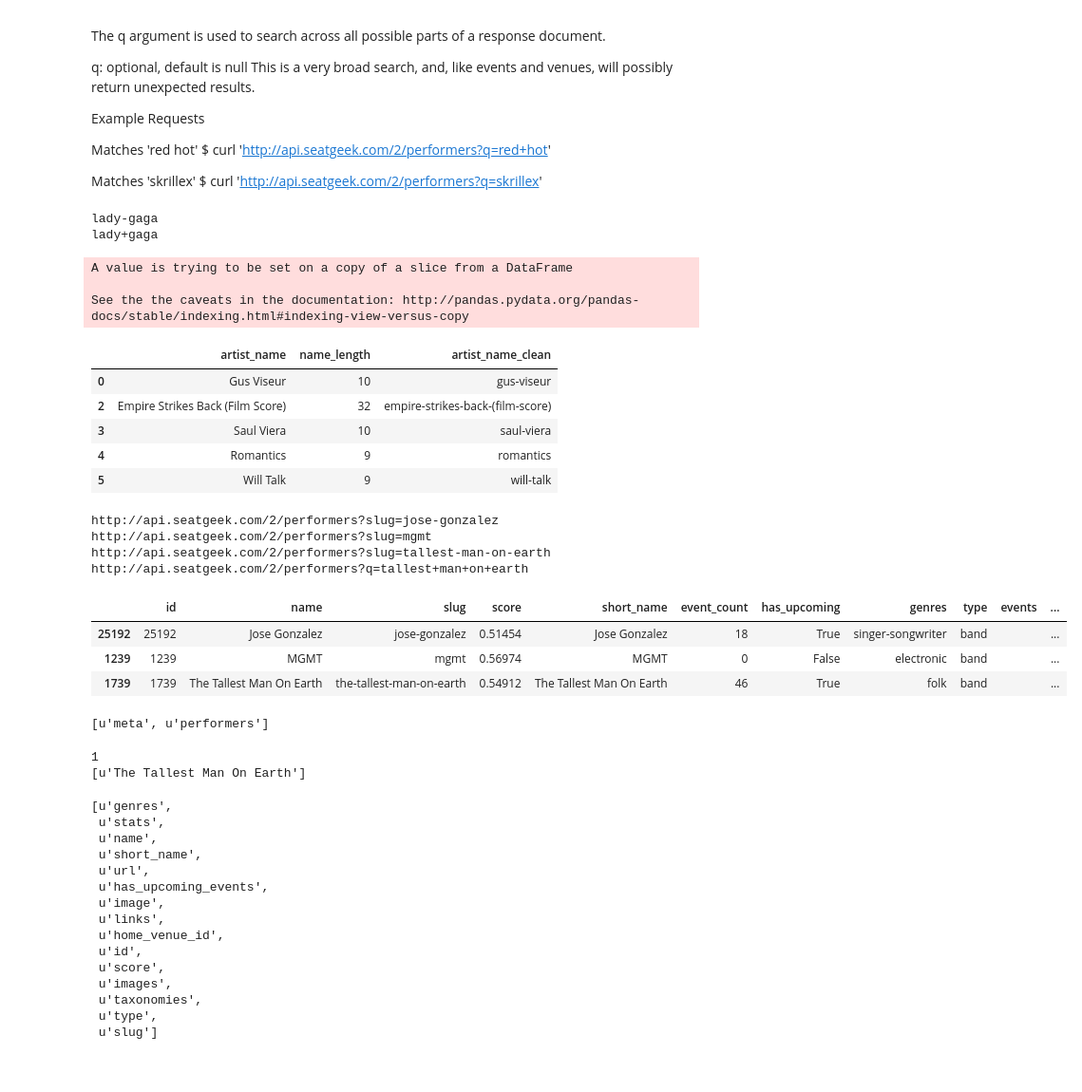
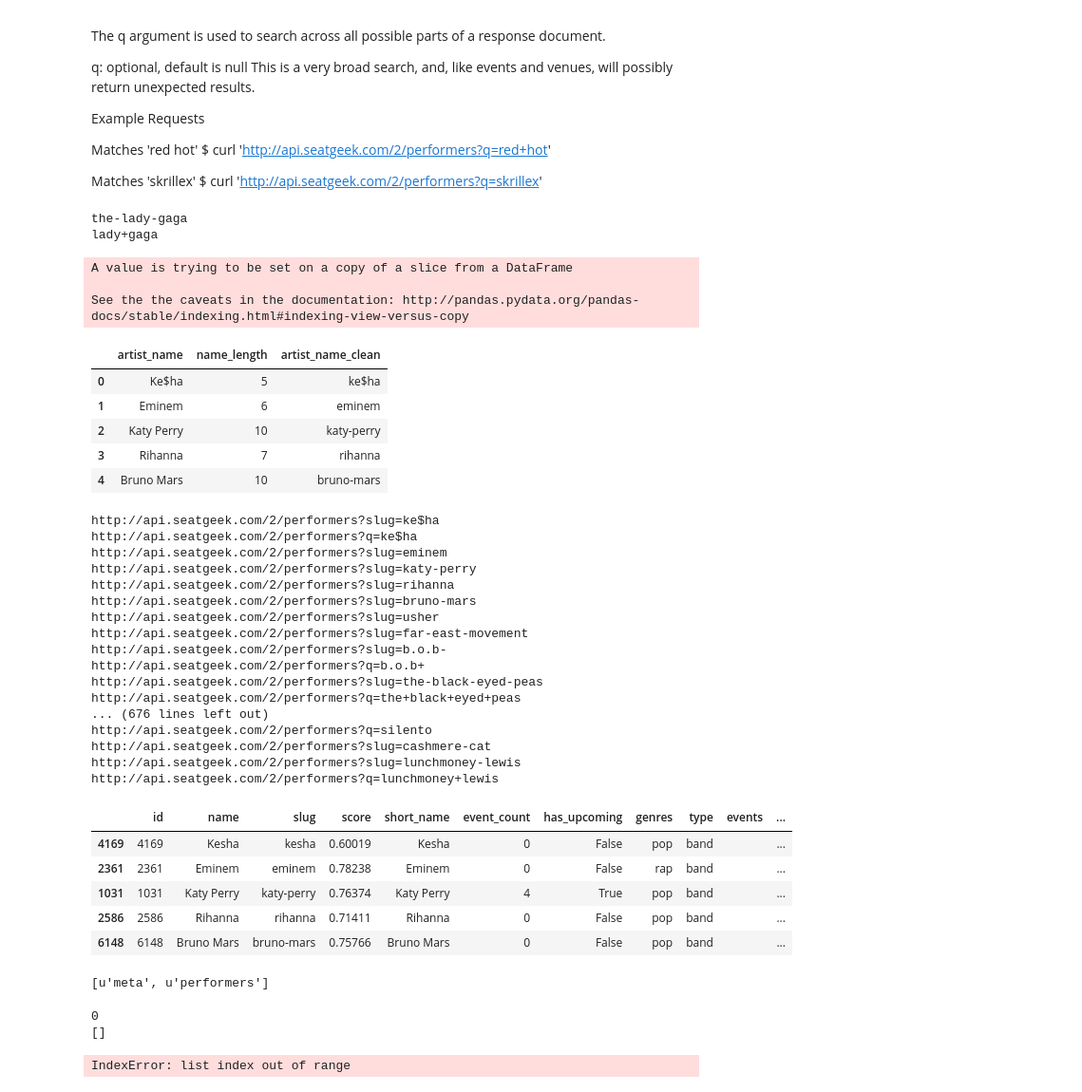
Before and after one commit to trxw/CDIPS_PandoraTeam, a Jupyter notebook: seatgeek/seatgeek_scraper.ipynb, the cells around one changed output. Shown at 95% size. Drawn from its saved outputs; the diff is of its cells as text; code cells hidden in the pictures.

```diff
--- a/seatgeek/seatgeek_scraper.ipynb
+++ b/seatgeek/seatgeek_scraper.ipynb
@@ -65,8 +65,11 @@ def cleanName(name):
     Use regular expressions to change an artist name string into
     a valid seatgeek slug.
     """
+    s = name
+    if ', The' in s:
+        s = 'The ' + s[:-5]
     r = re.compile(r"\s+")
-    s = r.sub("-", name) # "a\nb\nc
+    s = r.sub("-", s) # "a\nb\nc
     return s.lower()
 
 def searchName(name):
@@ -79,14 +82,15 @@ def searchName(name):
     return s.lower()
 
 # test
-print cleanName('Lady Gaga')
+print cleanName('Lady Gaga, The')
 print searchName('Lady Gaga')
 # %% [output]
-lady-gaga
+the-lady-gaga
 lady+gaga
 # %%
-ArtistList = DataFrame.from_csv('../mode/mode-report-run-707064319e01.csv',
-                                sep='\t',index_col=False)
+#ArtistList = DataFrame.from_csv('../mode/mode-report-run-707064319e01.csv',
+#                                sep='\t',index_col=False)
+ArtistList = pd.DataFrame.from_csv('../billboard/billboard_artist_names_2010_15.csv')
 DailyStats = pd.DataFrame()
 ArtistList['name_length'] = 0
 for i in range(len(ArtistList)):
@@ -99,18 +103,18 @@ A value is trying to be set on a copy of a slice from a DataFrame
 
 See the the caveats in the documentation: http://pandas.pydata.org/pandas-docs/stable/indexing.html#indexing-view-versus-copy
 |  | artist_name | name_length | artist_name_clean |
-| 0 | Gus Viseur | 10 | gus-viseur |
-| 2 | Empire Strikes Back (Film Score) | 32 | empire-strikes-back-(film-score) |
-| 3 | Saul Viera | 10 | saul-viera |
-| 4 | Romantics | 9 | romantics |
-| 5 | Will Talk | 9 | will-talk |
+| 0 | Ke$ha | 5 | ke$ha |
+| 1 | Eminem | 6 | eminem |
+| 2 | Katy Perry | 10 | katy-perry |
+| 3 | Rihanna | 7 | rihanna |
+| 4 | Bruno Mars | 10 | bruno-mars |
 # %%
 # create performer table
 #pfs = pd.DataFrame(columns=pcols)
 pfs = pd.DataFrame()
 
-#artists = ArtistList.artist_name
-artists = ['Jose Gonzalez','MGMT','Tallest Man on Earth']
+artists = ArtistList.artist_name
+#artists = ['Jose Gonzalez','MGMT','Tallest Man on Earth']
 
 for a in artists:
 
@@ -147,41 +151,56 @@ for a in artists:
             search_term = q
 
             url += search_term
             print url
 
             #response = request.urlopen(url)
             response = urlopen(url)
             json_obj = load(reader(response))
         except:
             pass
 
     pcols = ['id','name','slug','score','short_name','event_count',
              'has_upcoming','genres','type','events','url']
 
     performers = json_obj['performers']
     for performer in performers:
 
         try:
             genres = ','.join([g['name'] for g in performer['genres']])
         except:
             genres = ''
         df = pd.DataFrame([[int(performer['id']),performer['name'],
             performer['slug'], performer['score'],
             performer['short_name'],performer['stats']['event_count'],
             performer['has_upcoming_events'],genres,performer['type'],'',
             performer['url'] ]],columns=pcols,index=[int(performer['id'])])
         pfs = pfs.append(df)
 
-pfs
+pfs.head()
 # %% [output]
-http://api.seatgeek.com/2/performers?slug=jose-gonzalez
-http://api.seatgeek.com/2/performers?slug=mgmt
-http://api.seatgeek.com/2/performers?slug=tallest-man-on-earth
-http://api.seatgeek.com/2/performers?q=tallest+man+on+earth
+http://api.seatgeek.com/2/performers?slug=ke$ha
+http://api.seatgeek.com/2/performers?q=ke$ha
+http://api.seatgeek.com/2/performers?slug=eminem
+http://api.seatgeek.com/2/performers?slug=katy-perry
+http://api.seatgeek.com/2/performers?slug=rihanna
+http://api.seatgeek.com/2/performers?slug=bruno-mars
+http://api.seatgeek.com/2/performers?slug=usher
+http://api.seatgeek.com/2/performers?slug=far-east-movement
+http://api.seatgeek.com/2/performers?slug=b.o.b-
+http://api.seatgeek.com/2/performers?q=b.o.b+
+http://api.seatgeek.com/2/performers?slug=the-black-eyed-peas
+http://api.seatgeek.com/2/performers?q=the+black+eyed+peas
+... (676 lines left out)
+http://api.seatgeek.com/2/performers?q=silento
+http://api.seatgeek.com/2/performers?slug=cashmere-cat
+http://api.seatgeek.com/2/performers?slug=lunchmoney-lewis
+http://api.seatgeek.com/2/performers?q=lunchmoney+lewis
 |  | id | name | slug | score | short_name | event_count | has_upcoming | genres | type | events | ... |
-| 25192 | 25192 | Jose Gonzalez | jose-gonzalez | 0.51454 | Jose Gonzalez | 18 | True | singer-songwriter | band |  | ... |
-| 1239 | 1239 | MGMT | mgmt | 0.56974 | MGMT | 0 | False | electronic | band |  | ... |
-| 1739 | 1739 | The Tallest Man On Earth | the-tallest-man-on-earth | 0.54912 | The Tallest Man On Earth | 46 | True | folk | band |  | ... |
+| 4169 | 4169 | Kesha | kesha | 0.60019 | Kesha | 0 | False | pop | band |  | ... |
+| 2361 | 2361 | Eminem | eminem | 0.78238 | Eminem | 0 | False | rap | band |  | ... |
+| 1031 | 1031 | Katy Perry | katy-perry | 0.76374 | Katy Perry | 4 | True | pop | band |  | ... |
+| 2586 | 2586 | Rihanna | rihanna | 0.71411 | Rihanna | 0 | False | pop | band |  | ... |
+| 6148 | 6148 | Bruno Mars | bruno-mars | 0.75766 | Bruno Mars | 0 | False | pop | band |  | ... |
 # %%
 json_obj.keys()
 # %% [output]
@@ -194,23 +213,9 @@ print [ p['name'] for p in performers]
 performer = json_obj['performers'][0]
 performer.keys()
 # %% [output]
-1
-[u'The Tallest Man On Earth']
+0
+[]
-[u'genres',
- u'stats',
- u'name',
- u'short_name',
- u'url',
- u'has_upcoming_events',
- u'image',
- u'links',
- u'home_venue_id',
- u'id',
- u'score',
- u'images',
- u'taxonomies',
- u'type',
- u'slug']
+IndexError: list index out of range
 # %%
 # Create events table
 evs = pd.DataFrame()
```
Also changed, not shown: parts of 5 cells of this notebook, 57 other files.
